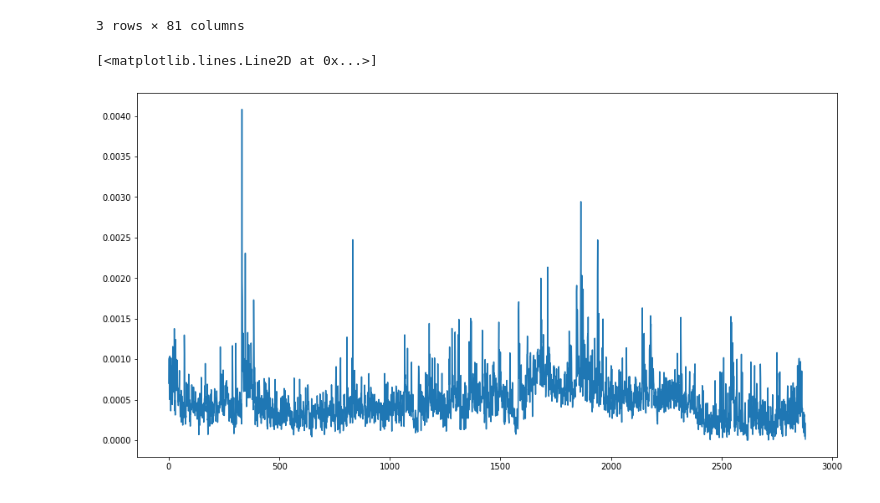
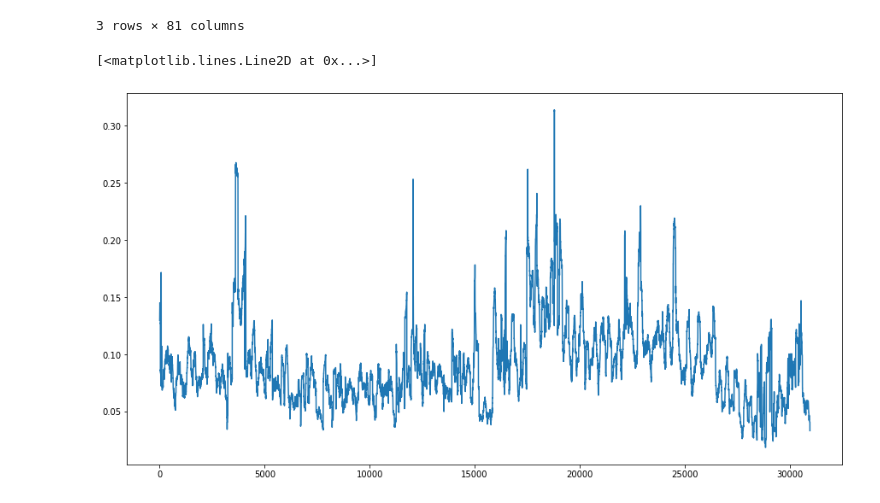
Before and after one commit to abefarkas/Thalassa_Regime_Classifier, a Jupyter notebook: notebooks/FIPM_new_data-model-flow.ipynb, the cells around one changed output. Drawn from its saved outputs; the diff is of its cells as text; code cells hidden in the pictures.

```diff
--- a/notebooks/FIPM_new_data-model-flow.ipynb
+++ b/notebooks/FIPM_new_data-model-flow.ipynb
@@ -100,11 +123,11 @@ data_model_pipeline = DataModelPipeline()
 df = data_model_pipeline.financial_features(data)
 # getting endogenous and exogenous variables to be used
 # to train a model
-# y, X = data_model_pipeline.pipeline(df)
+y, X = data_model_pipeline.pipeline(df)
 # %%
 import matplotlib.pyplot  as plt
 fig = plt.figure(figsize=(15,8))
-plt.plot(df['volatility'])
+plt.plot(y)
 # %% [output]
 [<matplotlib.lines.Line2D at 0x...>]
-[figure, old version]
+[figure, new version]
```
Also changed, not shown: parts of 10 cells of this notebook, 1 other file.
